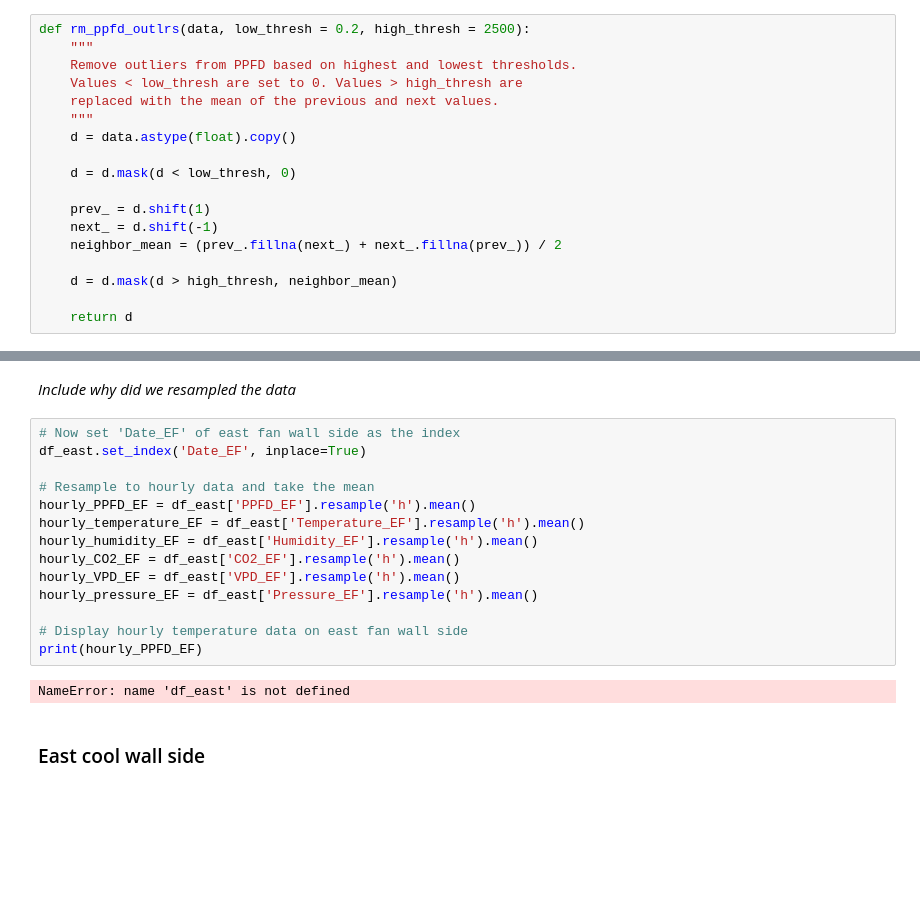
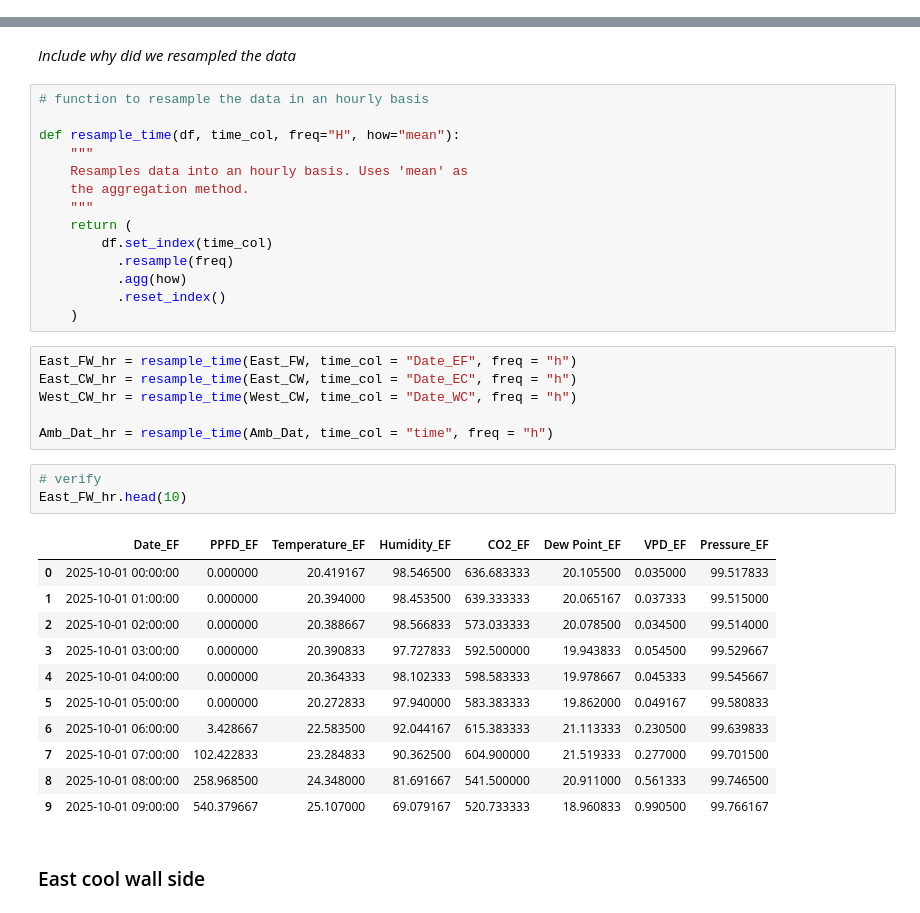
Before and after one commit to nnineeight/py4eda-project, a Jupyter notebook: notebooks/greenhouse_eda.ipynb, the cells around one changed output, grey strips where cells are left out. Drawn from its saved outputs; the diff is of its cells as text; blank space fills up the shorter version.

Commit message:
Resampled the data

```diff
--- a/notebooks/greenhouse_eda.ipynb
+++ b/notebooks/greenhouse_eda.ipynb
@@ -311,21 +310,3 @@ Amb_Dat["PPFD_out"] = clean_ppfd(Amb_Dat["PPFD_out"])
-# %%
-def rm_ppfd_outlrs(data, low_thresh = 0.2, high_thresh = 2500):
-    """
-    Remove outliers from PPFD based on highest and lowest thresholds.
-    Values < low_thresh are set to 0. Values > high_thresh are
-    replaced with the mean of the previous and next values.
-    """
-    d = data.astype(float).copy()
-
-    d = d.mask(d < low_thresh, 0)
-
-    prev_ = d.shift(1)
-    next_ = d.shift(-1)
-    neighbor_mean = (prev_.fillna(next_) + next_.fillna(prev_)) / 2
-
-    d = d.mask(d > high_thresh, neighbor_mean)
-
-    return d
 # %%
 East_FW["PPFD_EF"] = rm_ppfd_outlrs(East_FW["PPFD_EF"])
 East_CW["PPFD_EC"] = rm_ppfd_outlrs(East_CW["PPFD_EC"])
@@ -373,22 +354,41 @@ The data here looks fairly normal and does not need any manipulations as they fi
 ### 5. Resampling the Data
 # %% [markdown]
 _Include why did we resampled the data_
-# %%
-# Now set 'Date_EF' of east fan wall side as the index
-df_east.set_index('Date_EF', inplace=True)
-
-# Resample to hourly data and take the mean
-hourly_PPFD_EF = df_east['PPFD_EF'].resample('h').mean()
-hourly_temperature_EF = df_east['Temperature_EF'].resample('h').mean()
-hourly_humidity_EF = df_east['Humidity_EF'].resample('h').mean()
-hourly_CO2_EF = df_east['CO2_EF'].resample('h').mean()
-hourly_VPD_EF = df_east['VPD_EF'].resample('h').mean()
-hourly_pressure_EF = df_east['Pressure_EF'].resample('h').mean()
-
-# Display hourly temperature data on east fan wall side
-print(hourly_PPFD_EF)
-# %% [output]
-NameError: name 'df_east' is not defined
+# %%
+# function to resample the data in an hourly basis
+
+def resample_time(df, time_col, freq="H", how="mean"):
+    """
+    Resamples data into an hourly basis. Uses 'mean' as
+    the aggregation method.
+    """
+    return (
+        df.set_index(time_col)
+          .resample(freq)
+          .agg(how)
+          .reset_index()
+    )
+# %%
+East_FW_hr = resample_time(East_FW, time_col = "Date_EF", freq = "h")
+East_CW_hr = resample_time(East_CW, time_col = "Date_EC", freq = "h")
+West_CW_hr = resample_time(West_CW, time_col = "Date_WC", freq = "h")
+
+Amb_Dat_hr = resample_time(Amb_Dat, time_col = "time", freq = "h")
+# %%
+# verify
+East_FW_hr.head(10)
+# %% [output]
+|  | Date_EF | PPFD_EF | Temperature_EF | Humidity_EF | CO2_EF | Dew Point_EF | VPD_EF | Pressure_EF |
+| 0 | 2025-10-01 00:00:00 | 0.000000 | 20.419167 | 98.546500 | 636.683333 | 20.105500 | 0.035000 | 99.517833 |
+| 1 | 2025-10-01 01:00:00 | 0.000000 | 20.394000 | 98.453500 | 639.333333 | 20.065167 | 0.037333 | 99.515000 |
+| 2 | 2025-10-01 02:00:00 | 0.000000 | 20.388667 | 98.566833 | 573.033333 | 20.078500 | 0.034500 | 99.514000 |
+| 3 | 2025-10-01 03:00:00 | 0.000000 | 20.390833 | 97.727833 | 592.500000 | 19.943833 | 0.054500 | 99.529667 |
+| 4 | 2025-10-01 04:00:00 | 0.000000 | 20.364333 | 98.102333 | 598.583333 | 19.978667 | 0.045333 | 99.545667 |
+| 5 | 2025-10-01 05:00:00 | 0.000000 | 20.272833 | 97.940000 | 583.383333 | 19.862000 | 0.049167 | 99.580833 |
+| 6 | 2025-10-01 06:00:00 | 3.428667 | 22.583500 | 92.044167 | 615.383333 | 21.113333 | 0.230500 | 99.639833 |
+| 7 | 2025-10-01 07:00:00 | 102.422833 | 23.284833 | 90.362500 | 604.900000 | 21.519333 | 0.277000 | 99.701500 |
+| 8 | 2025-10-01 08:00:00 | 258.968500 | 24.348000 | 81.691667 | 541.500000 | 20.911000 | 0.561333 | 99.746500 |
+| 9 | 2025-10-01 09:00:00 | 540.379667 | 25.107000 | 69.079167 | 520.733333 | 18.960833 | 0.990500 | 99.766167 |
 # %% [markdown]
 ### East cool wall side
 # %%
```
Also changed, not shown: parts of 6 cells of this notebook.
